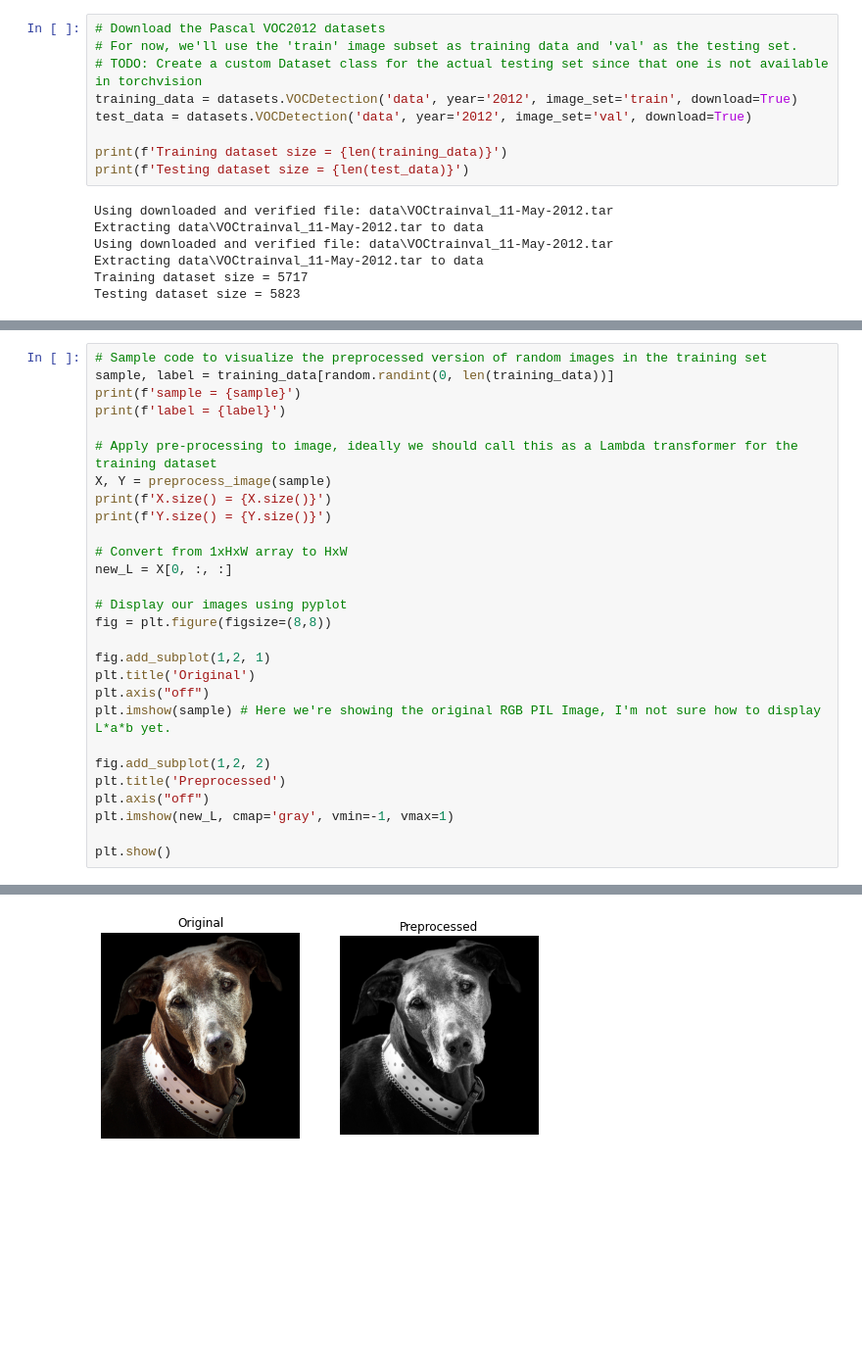
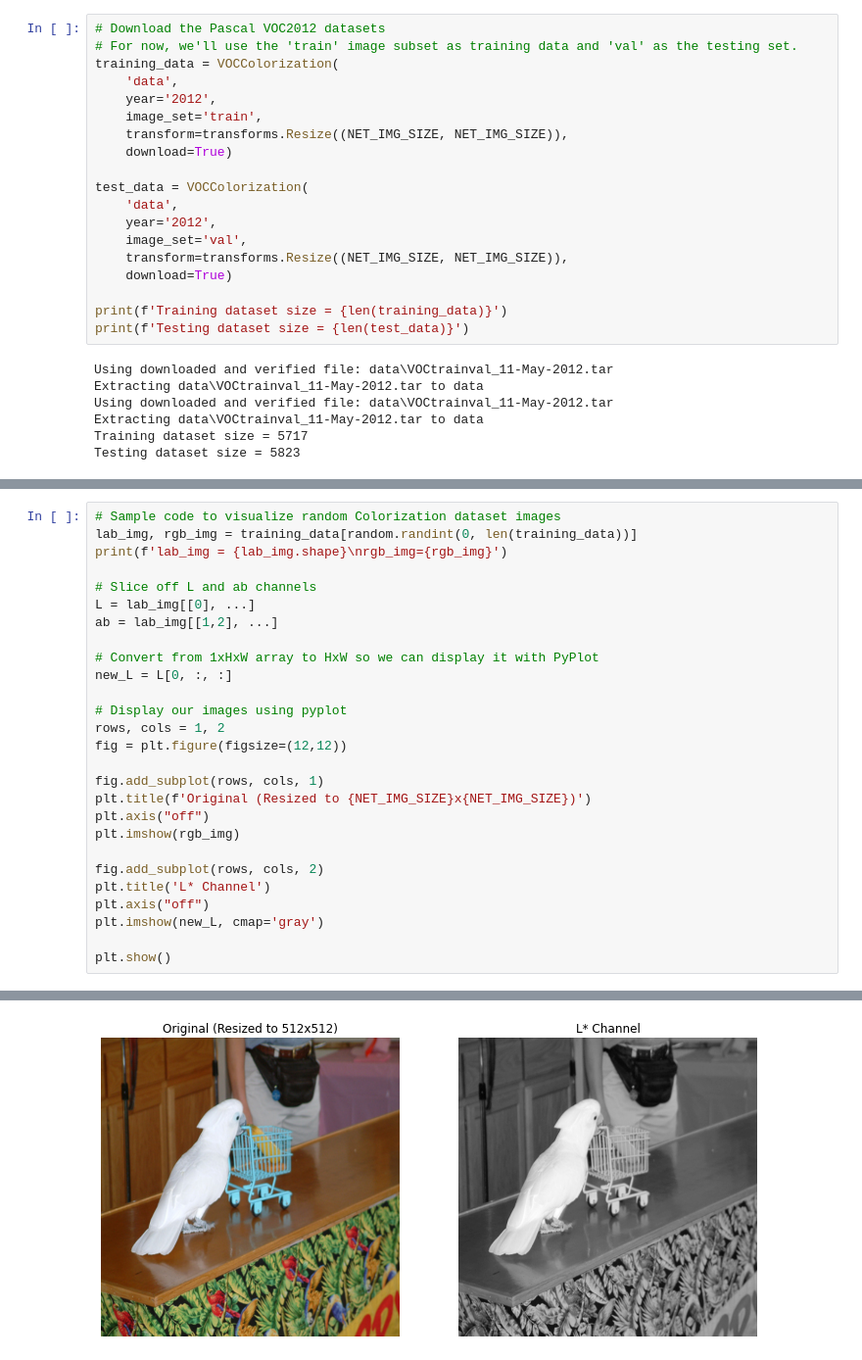
Before and after one commit to DavidCrgh/P1_DeepPaint, a Jupyter notebook: DeepPaint.ipynb, the cells around one changed output, grey strips where cells are left out. Shown at 98% size. Cells and saved outputs as stored; diff of their text form; blank space fills up the shorter version.

Commit message:
- Created custom VOCColorization dataset that extends PyTorch's VOCDetection dataset. - Refactored random image visualization code.

```diff
--- a/DeepPaint.ipynb
+++ b/DeepPaint.ipynb
@@ -18,9 +65,19 @@ LEARNING_RATE = 1e-3
 # %%
 # Download the Pascal VOC2012 datasets
 # For now, we'll use the 'train' image subset as training data and 'val' as the testing set.
-# TODO: Create a custom Dataset class for the actual testing set since that one is not available in torchvision
-training_data = datasets.VOCDetection('data', year='2012', image_set='train', download=True)
-test_data = datasets.VOCDetection('data', year='2012', image_set='val', download=True)
+training_data = VOCColorization(
+    'data',
+    year='2012',
+    image_set='train',
+    transform=transforms.Resize((NET_IMG_SIZE, NET_IMG_SIZE)),
+    download=True)
+
+test_data = VOCColorization(
+    'data',
+    year='2012',
+    image_set='val',
+    transform=transforms.Resize((NET_IMG_SIZE, NET_IMG_SIZE)),
+    download=True)
 
 print(f'Training dataset size = {len(training_data)}')
 print(f'Testing dataset size = {len(test_data)}')
@@ -52,29 +91,28 @@ def preprocess_image(img):
 # %%
-# Sample code to visualize the preprocessed version of random images in the training set
-sample, label = training_data[random.randint(0, len(training_data))]
-print(f'sample = {sample}')
-print(f'label = {label}')
+# Sample code to visualize random Colorization dataset images
+lab_img, rgb_img = training_data[random.randint(0, len(training_data))]
+print(f'lab_img = {lab_img.shape}\nrgb_img={rgb_img}')
 
-# Apply pre-processing to image, ideally we should call this as a Lambda transformer for the training dataset
-X, Y = preprocess_image(sample)
-print(f'X.size() = {X.size()}')
-print(f'Y.size() = {Y.size()}')
+# Slice off L and ab channels
+L = lab_img[[0], ...]
+ab = lab_img[[1,2], ...]
 
-# Convert from 1xHxW array to HxW
-new_L = X[0, :, :]
+# Convert from 1xHxW array to HxW so we can display it with PyPlot
+new_L = L[0, :, :]
 
 # Display our images using pyplot
-fig = plt.figure(figsize=(8,8))
+rows, cols = 1, 2
+fig = plt.figure(figsize=(12,12))
 
-fig.add_subplot(1,2, 1)
-plt.title('Original')
+fig.add_subplot(rows, cols, 1)
+plt.title(f'Original (Resized to {NET_IMG_SIZE}x{NET_IMG_SIZE})')
 plt.axis("off")
-plt.imshow(sample) # Here we're showing the original RGB PIL Image, I'm not sure how to display L*a*b yet.
+plt.imshow(rgb_img)
 
-fig.add_subplot(1,2, 2)
-plt.title('Preprocessed')
+fig.add_subplot(rows, cols, 2)
+plt.title('L* Channel')
 plt.axis("off")
-plt.imshow(new_L, cmap='gray', vmin=-1, vmax=1)
+plt.imshow(new_L, cmap='gray')
 
 plt.show()
 # %% [output]
@@ -85 +121 @@ Y.size() = torch.Size([2, 512, 512])
-[figure, old version]
+[figure, new version]
```
Also changed, not shown: parts of 9 cells of this notebook, 1 other file.
